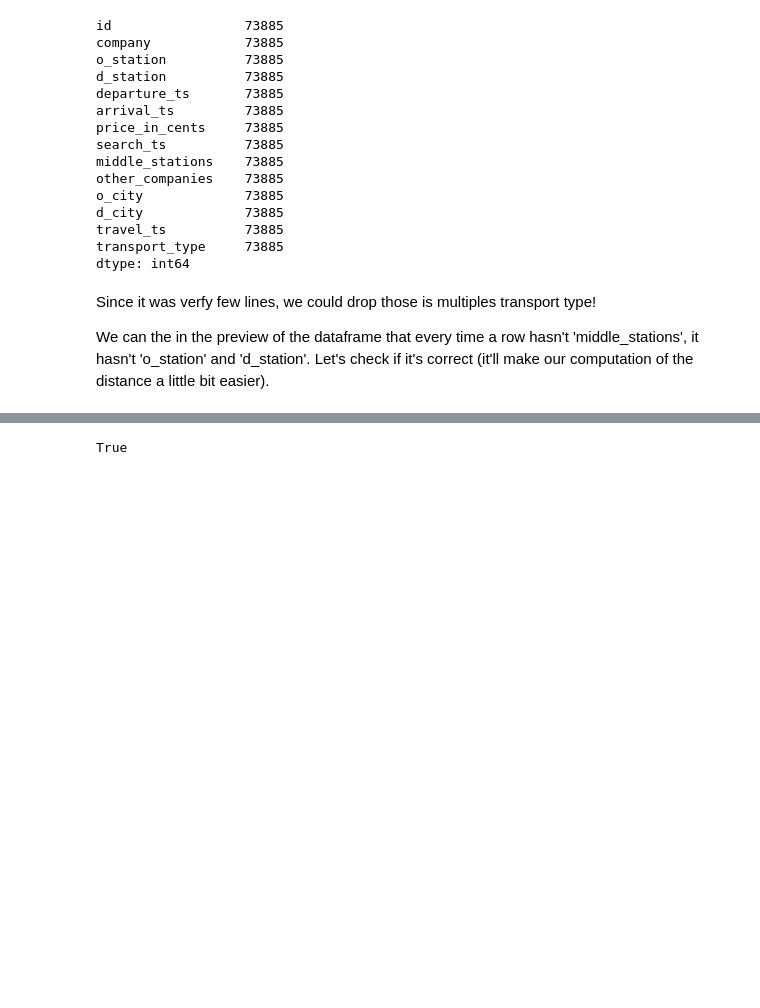
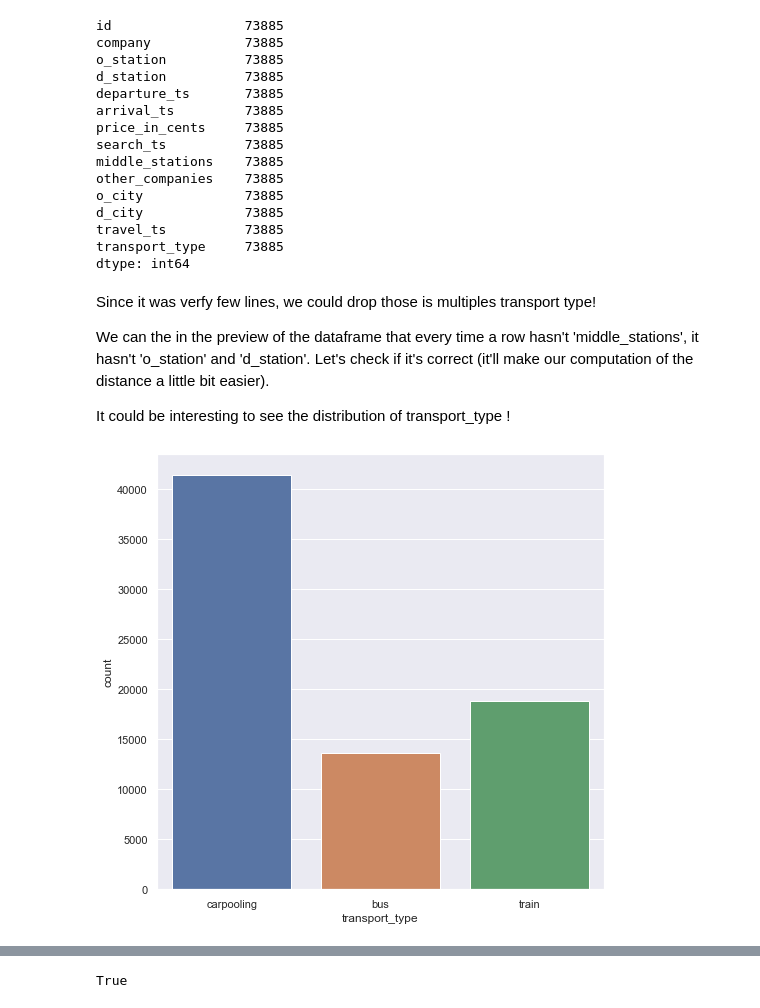
Before and after one commit to vinsJ/Tictactrip, a Jupyter notebook: DATA@DEBANDE-VINCENT.ipynb, the cells around one changed output, grey strips where cells are left out. Drawn from its saved outputs; the diff is of its cells as text; code cells hidden in the pictures; blank space fills up the shorter version.

Commit message:
:rocket: End of mission - bonus graph

```diff
--- a/DATA@DEBANDE-VINCENT.ipynb
+++ b/DATA@DEBANDE-VINCENT.ipynb
@@ -402,3 +451,11 @@ dtype: int64
 Since it was verfy few lines, we could drop those is multiples transport type!
 
 We can the in the preview of the dataframe that every time a row hasn't 'middle_stations', it hasn't 'o_station' and 'd_station'. Let's check if it's correct (it'll make our computation of the distance a little bit easier).
+
+It could be interesting to see the distribution of transport_type !
+# %%
+sns.set_theme(style="darkgrid")
+plt.figure(figsize=(8,8))
+ax = sns.countplot(x="transport_type", data=tickets2)
+# %% [output]
+[figure, added]
```
Also changed, not shown: parts of 24 cells of this notebook.
